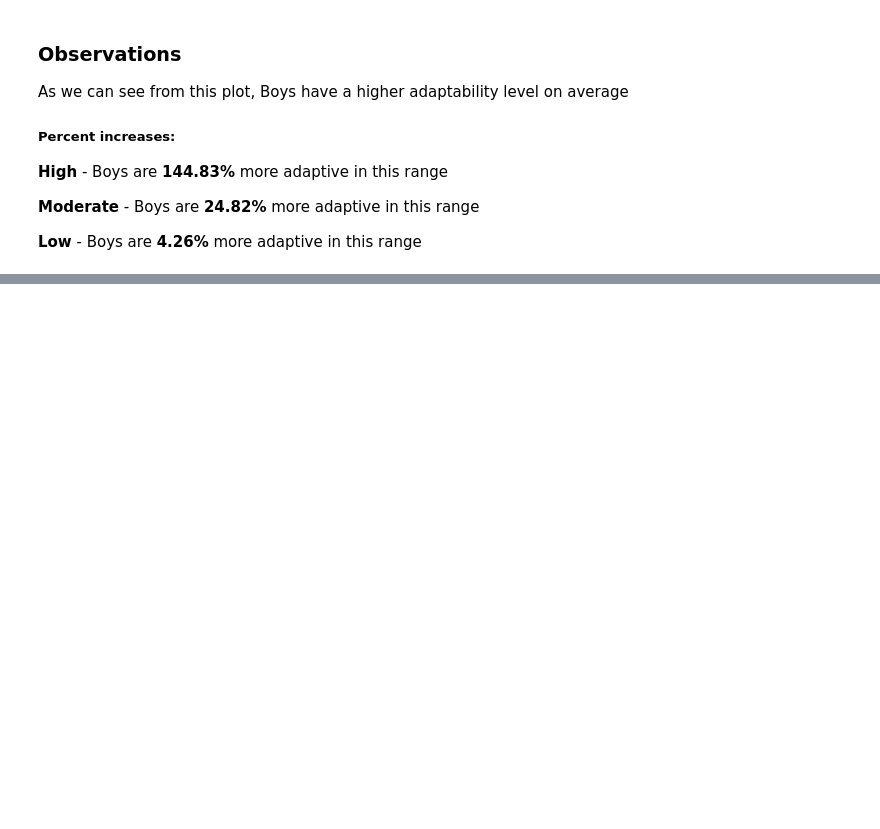
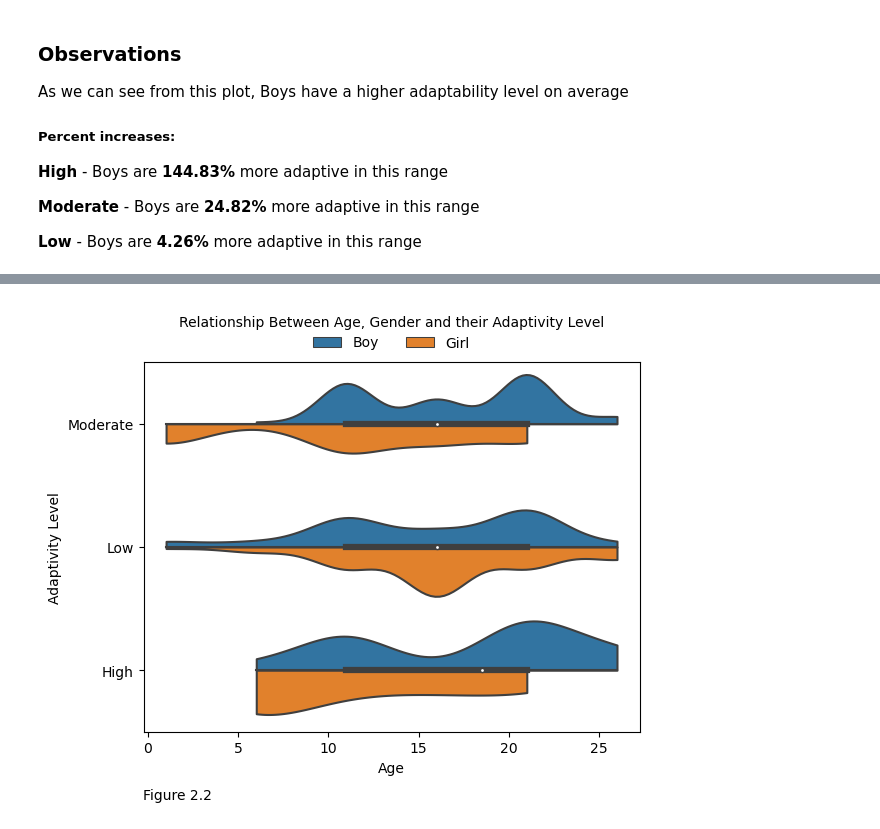
Before and after one commit to ubco-W2022T2-data301/project-group-group37, a Jupyter notebook: analysis/analysis1.ipynb, the cells around one changed output, grey strips where cells are left out. Cells and saved outputs as stored; diff of their text form; code cells hidden in the pictures; blank space fills up the shorter version.

```diff
--- a/analysis/analysis1.ipynb
+++ b/analysis/analysis1.ipynb
@@ -164,0 +205,10 @@ As we can see from this plot, Boys have a higher adaptability level on average
+# %%
+#creating a violin plot to show how gender also plays a role
+ax = sns.violinplot(data=plot3, x='Age', y='Adaptivity Level', hue='Gender', split=True, cut=0)
+plt.xlabel('Age')
+plt.ylabel('Adaptivity Level')
+sns.move_legend(ax,"lower center", bbox_to_anchor=(.5, 1), ncol=3, title='Relationship Between Age, Gender and their Adaptivity Level', frameon=False)
+plt.text(0.178, -0.03, 'Figure 2.2', ha='center', fontsize=10, transform=plt.gcf().transFigure)
+plt.show(close=None, block=None)
+# %% [output]
+[figure, added]
```
Also changed, not shown: parts of 10 cells of this notebook.
